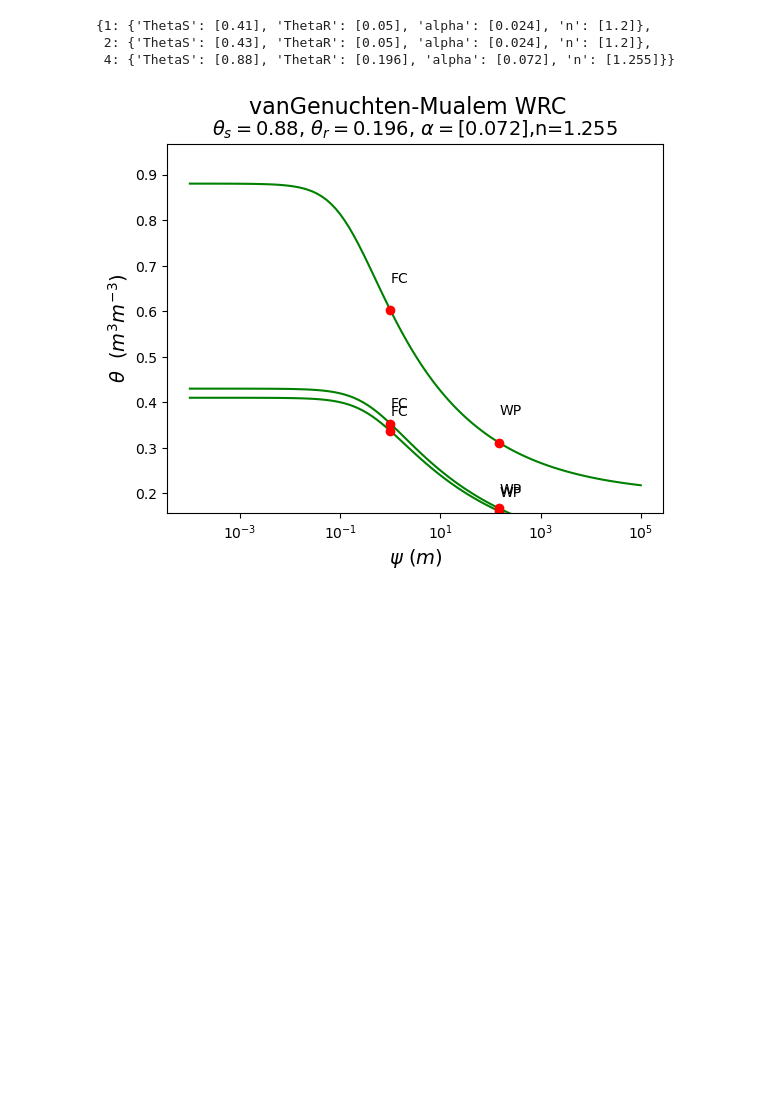
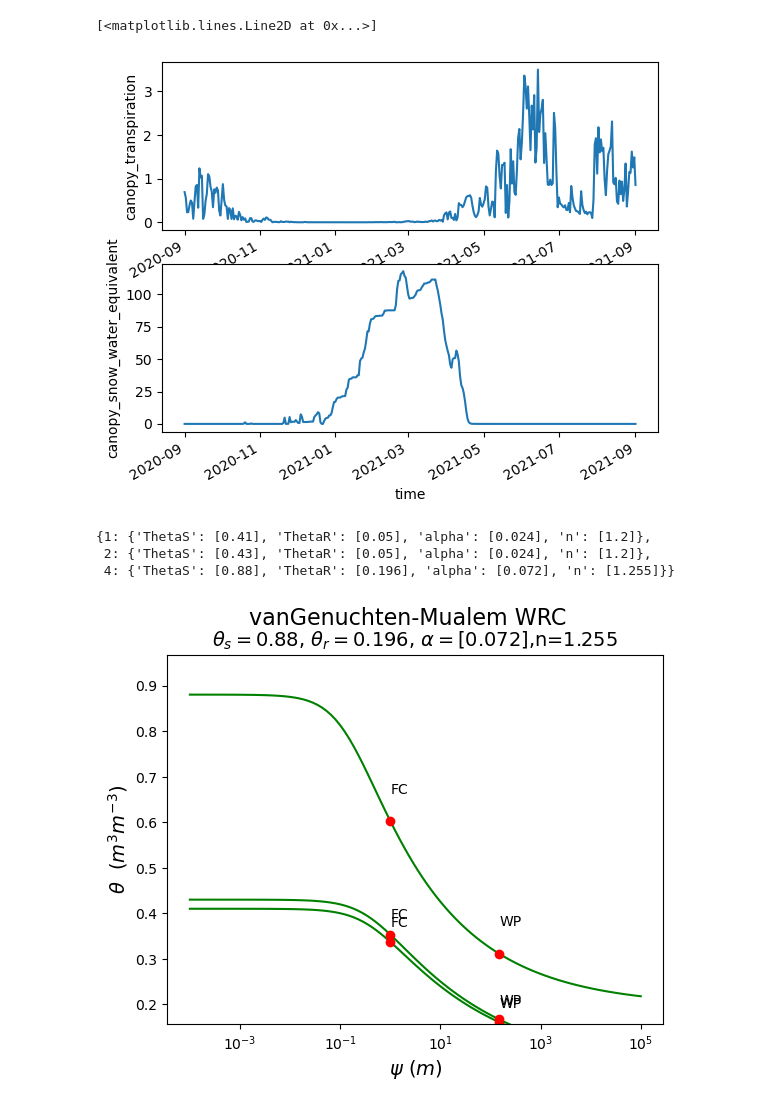
Before and after one commit to jpnousu/SpaFHy_v2.0, a Jupyter notebook: moisture_to_potential.ipynb, the cells around one changed output. Drawn from its saved outputs; the diff is of its cells as text; code cells hidden in the pictures; blank space fills up the shorter version.

```diff
--- a/moisture_to_potential.ipynb
+++ b/moisture_to_potential.ipynb
@@ -34,2 +43,9 @@ Attributes:
+# %%
+fig, axs = plt.subplots(2, 1)
+firedata['canopy_transpiration'].sel(time=slice('2020-09-01', '2021-09-01')).mean(dim=['lat','lon']).plot(ax=axs[0])
+firedata['canopy_snow_water_equivalent'].sel(time=slice('2020-09-01', '2021-09-01')).mean(dim=['lat','lon']).plot(ax=axs[1])
+# %% [output]
+[<matplotlib.lines.Line2D at 0x...>]
+[figure, added]
 # %%
 # for calculating water potential
```
Also changed, not shown: parts of 5 cells of this notebook, 4 other files.
